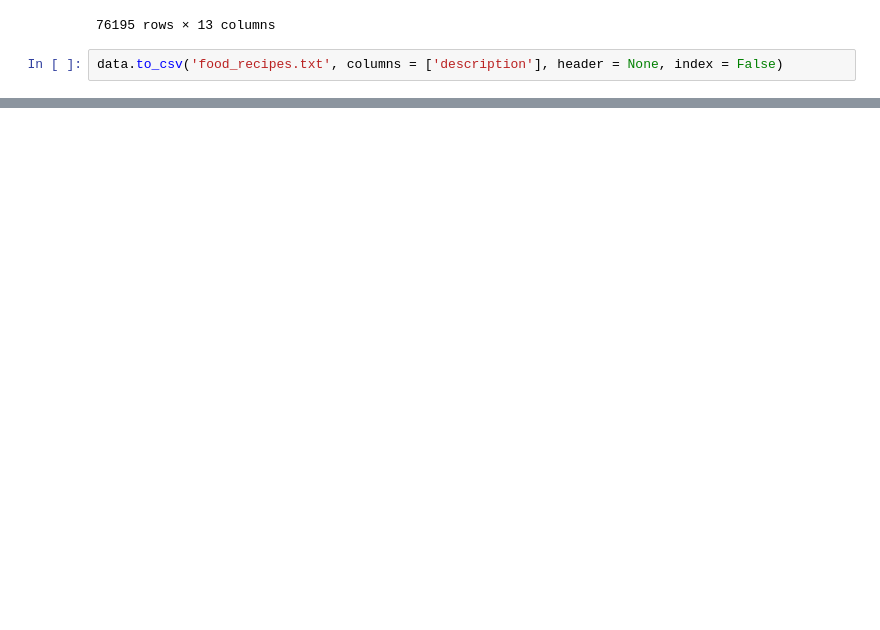
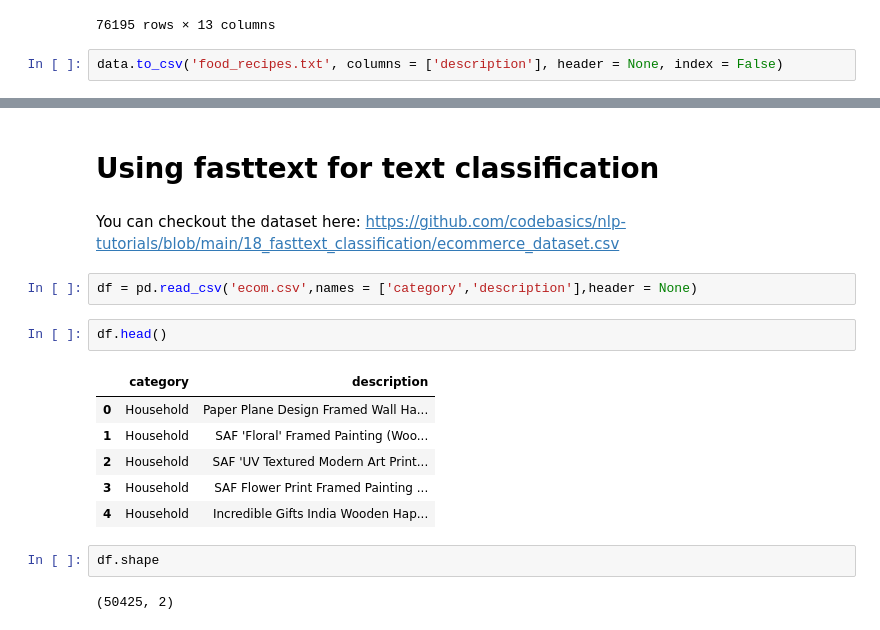
Before and after one commit to volam1311/Data-Science-learning-, a Jupyter notebook: NLP/fastxt.ipynb, the cells around one changed output, grey strips where cells are left out. Drawn from its saved outputs; the diff is of its cells as text; blank space fills up the shorter version.

```diff
--- a/NLP/fastxt.ipynb
+++ b/NLP/fastxt.ipynb
@@ -86 +86,20 @@ array([ 0.24116956,  0.19297945,  0.07317705, -0.30430877, -0.07049686,
       dtype=float32)
+# %% [markdown]
+# Using fasttext for text classification
+# %% [markdown]
+You can checkout the dataset here: https://github.com/codebasics/nlp-tutorials/blob/main/18_fasttext_classification/ecommerce_dataset.csv
+# %%
+df = pd.read_csv('ecom.csv',names = ['category','description'],header = None)
+# %%
+df.head()
+# %% [output]
+|  | category | description |
+| 0 | Household | Paper Plane Design Framed Wall Ha... |
+| 1 | Household | SAF 'Floral' Framed Painting (Woo... |
+| 2 | Household | SAF 'UV Textured Modern Art Print... |
+| 3 | Household | SAF Flower Print Framed Painting ... |
+| 4 | Household | Incredible Gifts India Wooden Hap... |
+# %%
+df.shape
+# %% [output]
+(50425, 2)
```
Also changed, not shown: parts of 24 cells of this notebook, 1 other file.
